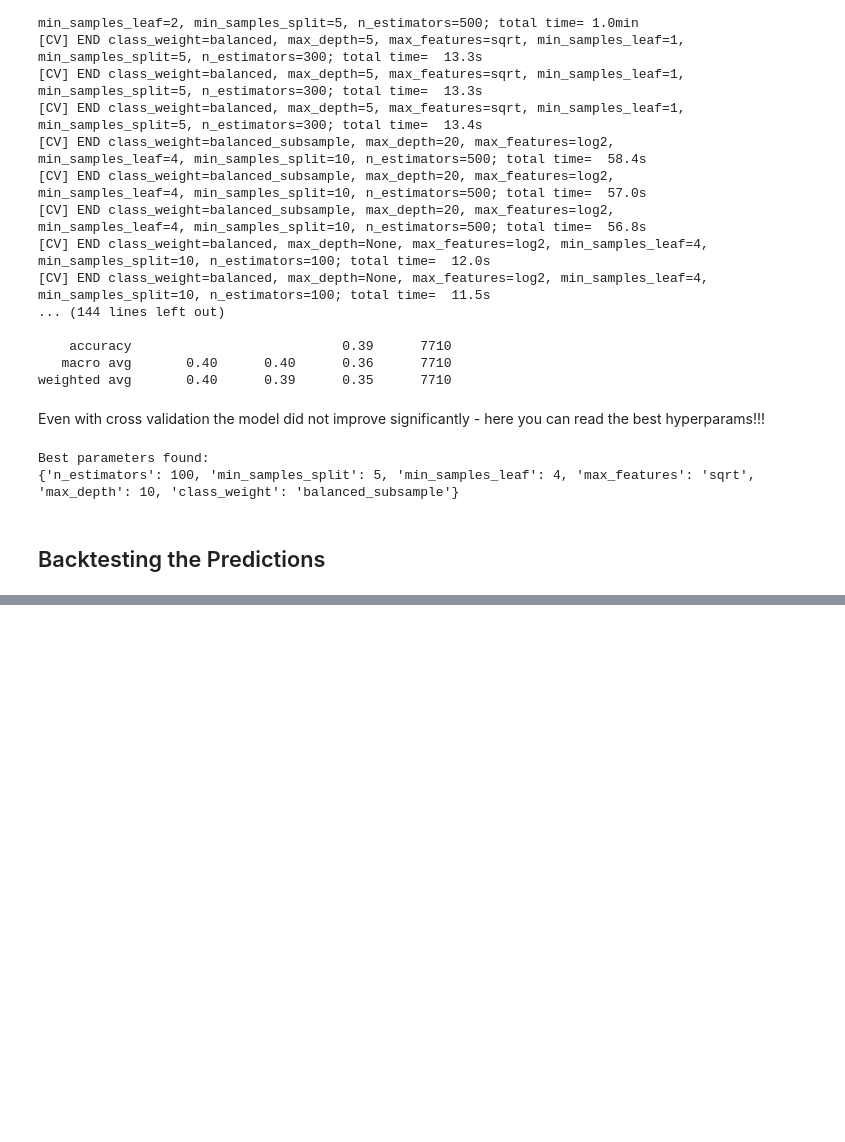
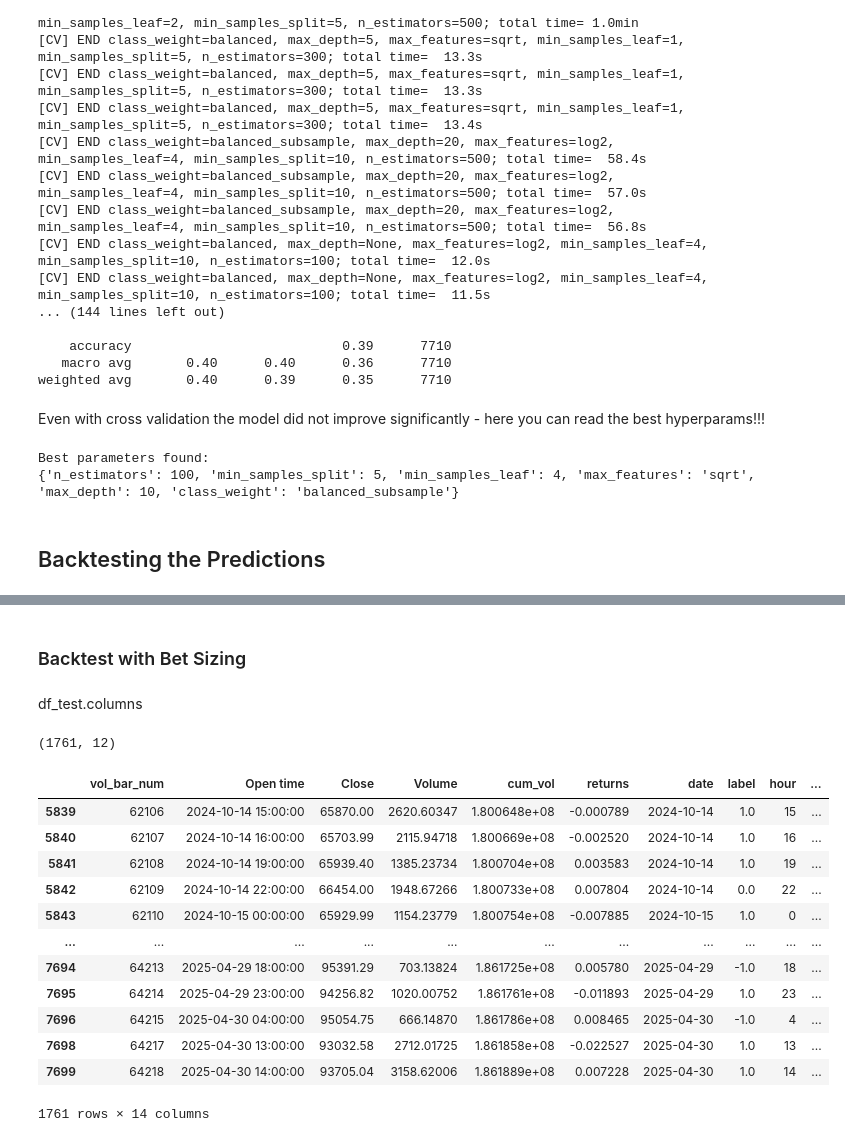
Before and after one commit to dgalassi99/quant-lab, a Jupyter notebook: more/Meta_Labelling_&_Classification.ipynb, the cells around one changed output, grey strips where cells are left out. Cells and saved outputs as stored; diff of their text form; code cells hidden in the pictures; blank space fills up the shorter version.

```diff
--- a/more/Meta_Labelling_&_Classification.ipynb
+++ b/more/Meta_Labelling_&_Classification.ipynb
@@ -312,0 +457,42 @@ hrz_barrier
+# %%
+df['mean_return_5'] = df['returns'].rolling(window=5).mean()
+df['mean_return_10'] = df['returns'].rolling(window=10).mean()
+df['volatility_5'] = df['returns'].rolling(window=5).std()
+df['volatility_10'] = df['returns'].rolling(window=10).std()
+df['skew_5'] = df['returns'].rolling(window=5).skew()
+df['skew_10'] = df['returns'].rolling(window=10).skew()
+df['kurt_5'] = df['returns'].rolling(window=5).kurt()
+df['kurt_10'] = df['returns'].rolling(window=10).kurt()
+df['ma_fast'] = df['Close'].rolling(window=5).mean()
+df['ma_slow'] = df['Close'].rolling(window=20).mean()
+df['ma_diff'] = df['ma_fast'] - df['ma_slow']
+df.dropna(inplace=True)
+# %%
+from sklearn.ensemble import RandomForestClassifier
+from sklearn.model_selection import train_test_split
+from sklearn.metrics import classification_report
+
+meta_features = [
+    'mean_return_5', 'mean_return_10',
+    'volatility_5', 'volatility_10',
+    'skew_5', 'skew_10',
+    'kurt_5', 'kurt_10',
+    'ma_fast', 'ma_slow', 'ma_diff',
+    'predicted_label'  # this is the key addition compraed to the firsst classfier
+]
+
+X_meta = df[meta_features]
+y_meta = df['meta_label']
+
+#train-test split (time-based split to avoid lookahead bias)
+X_meta_train, X_meta_test, y_meta_train, y_meta_test = train_test_split(
+    X_meta, y_meta, shuffle=False, test_size=0.3
+)
+
+#train the meta-model
+meta_model = RandomForestClassifier(n_estimators=100, max_depth=10, min_samples_leaf = 4,random_state=42)
+meta_model.fit(X_meta_train, y_meta_train)
+
+#evaluate
+y_meta_pred = meta_model.predict(X_meta_test)
+print(classification_report(y_meta_test, y_meta_pred))
@@ -312,0 +518,25 @@ hrz_barrier
+# %% [markdown]
+### Backtest with Bet Sizing
+# %% [markdown]
+df_test.columns
+# %%
+print(X_meta_test.shape)
+# %% [output]
+(1761, 12)
+# %%
+df_meta_test_subset = df_meta.loc[X_meta_test.index]
+df_meta_test_subset
+# %% [output]
+|  | vol_bar_num | Open time | Close | Volume | cum_vol | returns | date | label | hour | ... |
+| 5839 | 62106 | 2024-10-14 15:00:00 | 65870.00 | 2620.60347 | 1.800648e+08 | -0.000789 | 2024-10-14 | 1.0 | 15 | ... |
+| 5840 | 62107 | 2024-10-14 16:00:00 | 65703.99 | 2115.94718 | 1.800669e+08 | -0.002520 | 2024-10-14 | 1.0 | 16 | ... |
+| 5841 | 62108 | 2024-10-14 19:00:00 | 65939.40 | 1385.23734 | 1.800704e+08 | 0.003583 | 2024-10-14 | 1.0 | 19 | ... |
+| 5842 | 62109 | 2024-10-14 22:00:00 | 66454.00 | 1948.67266 | 1.800733e+08 | 0.007804 | 2024-10-14 | 0.0 | 22 | ... |
+| 5843 | 62110 | 2024-10-15 00:00:00 | 65929.99 | 1154.23779 | 1.800754e+08 | -0.007885 | 2024-10-15 | 1.0 | 0 | ... |
+| ... | ... | ... | ... | ... | ... | ... | ... | ... | ... | ... |
+| 7694 | 64213 | 2025-04-29 18:00:00 | 95391.29 | 703.13824 | 1.861725e+08 | 0.005780 | 2025-04-29 | -1.0 | 18 | ... |
+| 7695 | 64214 | 2025-04-29 23:00:00 | 94256.82 | 1020.00752 | 1.861761e+08 | -0.011893 | 2025-04-29 | 1.0 | 23 | ... |
+| 7696 | 64215 | 2025-04-30 04:00:00 | 95054.75 | 666.14870 | 1.861786e+08 | 0.008465 | 2025-04-30 | -1.0 | 4 | ... |
+| 7698 | 64217 | 2025-04-30 13:00:00 | 93032.58 | 2712.01725 | 1.861858e+08 | -0.022527 | 2025-04-30 | 1.0 | 13 | ... |
+| 7699 | 64218 | 2025-04-30 14:00:00 | 93705.04 | 3158.62006 | 1.861889e+08 | 0.007228 | 2025-04-30 | 1.0 | 14 | ... |
+1761 rows × 14 columns
```
Also changed, not shown: parts of 25 cells of this notebook.
